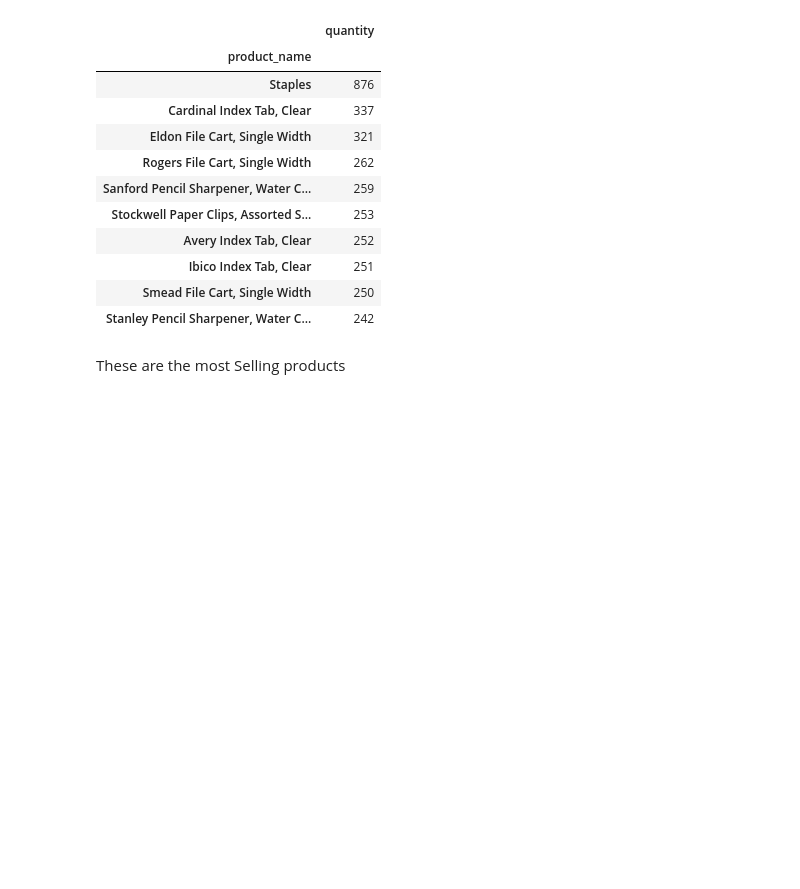
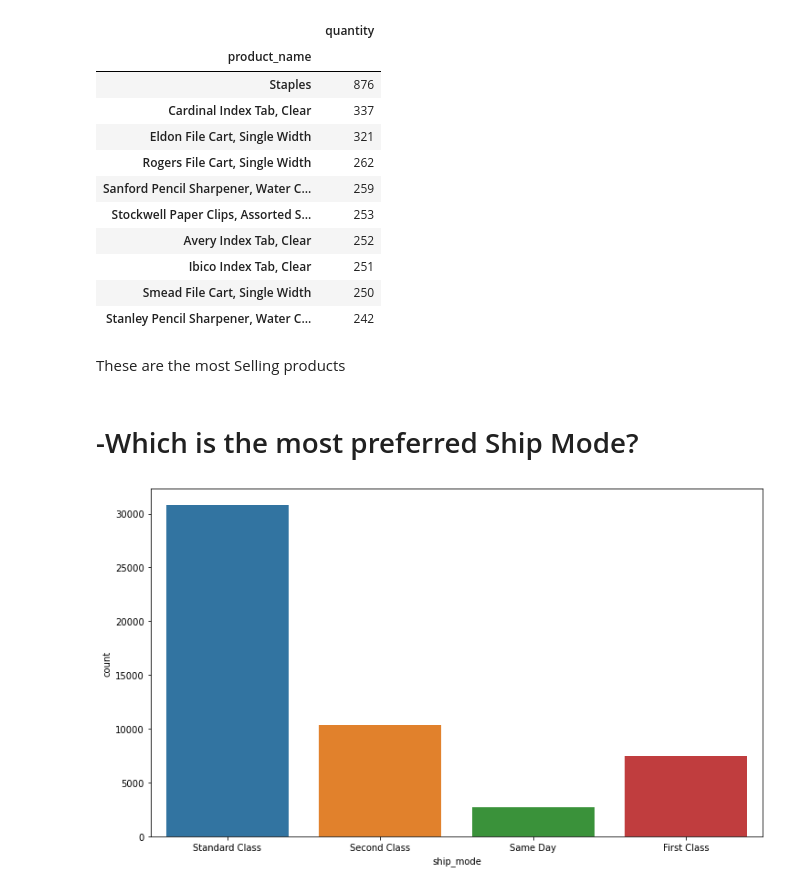
Before and after one commit to Hamza-Tahirr/Sales-Data-Analysis, a Jupyter notebook: Sales Analysis.ipynb, the cells around one changed output. Cells and saved outputs as stored; diff of their text form; code cells hidden in the pictures; blank space fills up the shorter version.

Commit message:
Preferred Ship mode

```diff
--- a/Sales Analysis.ipynb
+++ b/Sales Analysis.ipynb
@@ -345,3 +346,14 @@ most_sell[:10]
 | Stanley Pencil Sharpener, Water C... | 242 |
 # %% [markdown]
 These are the most Selling products
+# %% [markdown]
+
+# -Which is the most preferred Ship Mode?
+# %%
+plt.figure(figsize=(12,7))
+
+#plotting shipmode
+sns.countplot(df['ship_mode'])
+plt.show()
+# %% [output]
+[figure, added]
```
Also changed, not shown: parts of 2 cells of this notebook.
